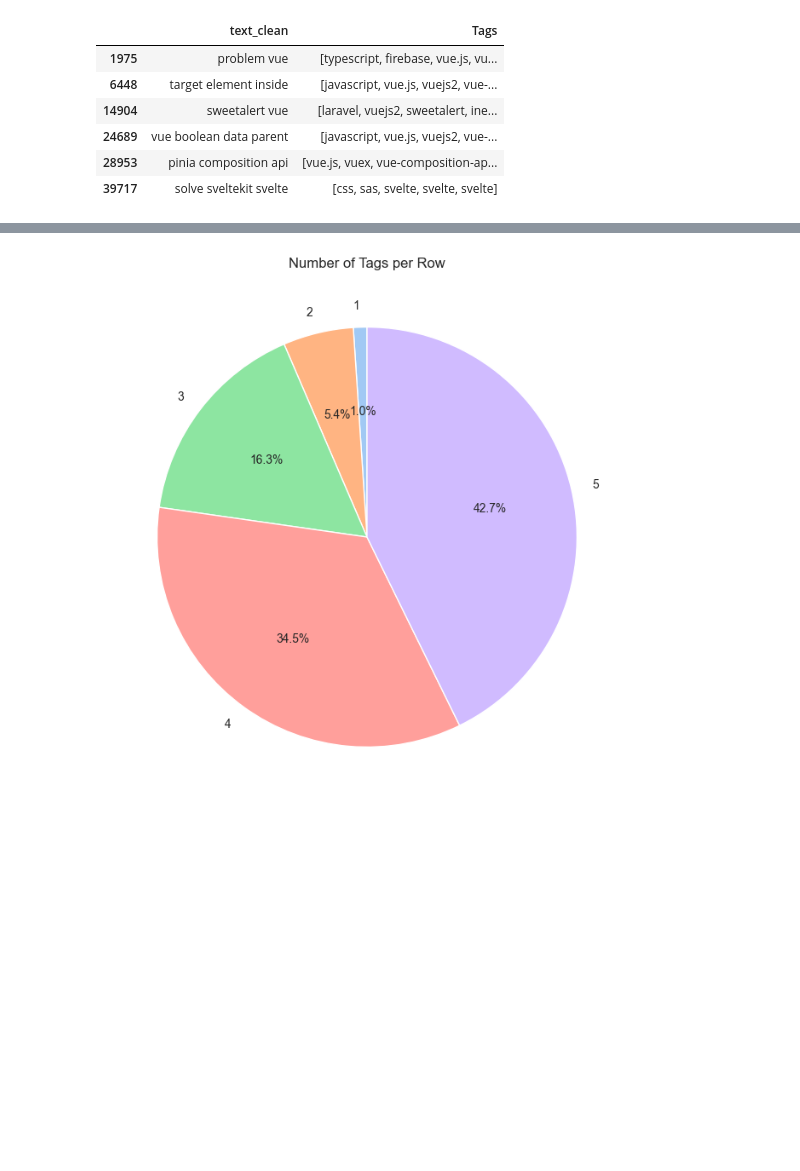
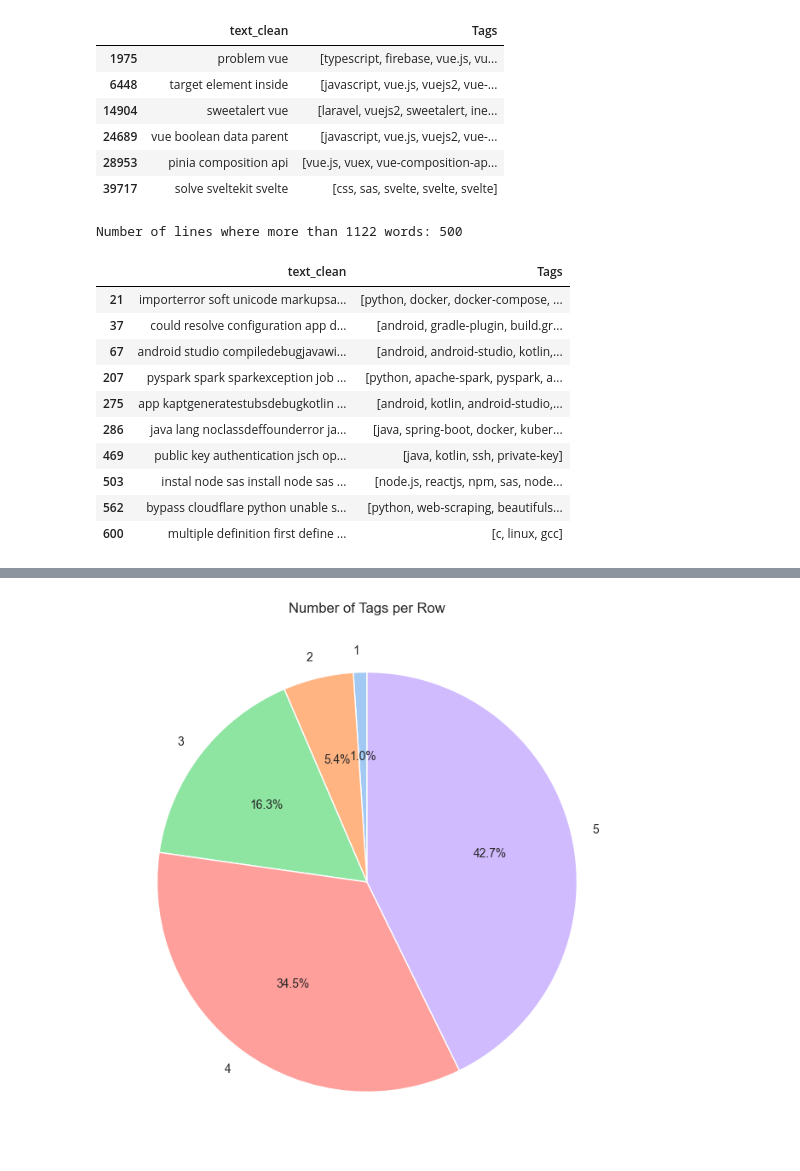
Before and after one commit to alinacharon/Stack_Overflow, a Jupyter notebook: notebooks/Charon_Alina_1_notebook_exploration_062025_1.ipynb, the cells around one changed output, grey strips where cells are left out. Saved outputs shown, nothing was run; the diff lists cells and outputs as text; code cells hidden in the pictures; blank space fills up the shorter version.

```diff
--- a/notebooks/Charon_Alina_1_notebook_exploration_062025_1.ipynb
+++ b/notebooks/Charon_Alina_1_notebook_exploration_062025_1.ipynb
@@ -754,0 +771,2 @@ plt.tight_layout();
+# %%
+upper_bound_words = describe_iqr_threshold(top_words['count'], name='Word frequency')
@@ -754,0 +778,6 @@ plt.tight_layout();
+# %%
+valid_words = top_words[top_words['count'] > upper_bound_words]['word']
+valid_words_set = set(valid_words.tolist())
+
+# Calculating nb words
+len(valid_words_set)
@@ -768,5 +846,27 @@ Number of lines where less than 5 words: 6
 | 24689 | vue boolean data parent | [javascript, vue.js, vuejs2, vue-... |
 | 28953 | pinia composition api | [vue.js, vuex, vue-composition-ap... |
 | 39717 | solve sveltekit svelte | [css, sas, svelte, svelte, svelte] |
+# %%
+q_high = round(words_count_final.quantile(0.99))
+q_high
+
+long_questions_count = (words_count_final > q_high).sum()
+print(f'Number of lines where more than {q_high} words: {long_questions_count}')
+
+long_questions_count = df_final[words_count_final > q_high]
+long_questions_count[['text_clean', 'Tags']].head(10)
+# %% [output]
+Number of lines where more than 1122 words: 500
+|  | text_clean | Tags |
+| 21 | importerror soft unicode markupsa... | [python, docker, docker-compose, ... |
+| 37 | could resolve configuration app d... | [android, gradle-plugin, build.gr... |
+| 67 | android studio compiledebugjavawi... | [android, android-studio, kotlin,... |
+| 207 | pyspark spark sparkexception job ... | [python, apache-spark, pyspark, a... |
+| 275 | app kaptgeneratestubsdebugkotlin ... | [android, kotlin, android-studio,... |
+| 286 | java lang noclassdeffounderror ja... | [java, spring-boot, docker, kuber... |
+| 469 | public key authentication jsch op... | [java, kotlin, ssh, private-key] |
+| 503 | instal node sas install node sas ... | [node.js, reactjs, npm, sas, node... |
+| 562 | bypass cloudflare python unable s... | [python, web-scraping, beautifuls... |
+| 600 | multiple definition first define ... | [c, linux, gcc] |
 # %%
 # Delete those rows
```
Also changed, not shown: parts of 27 cells of this notebook.
